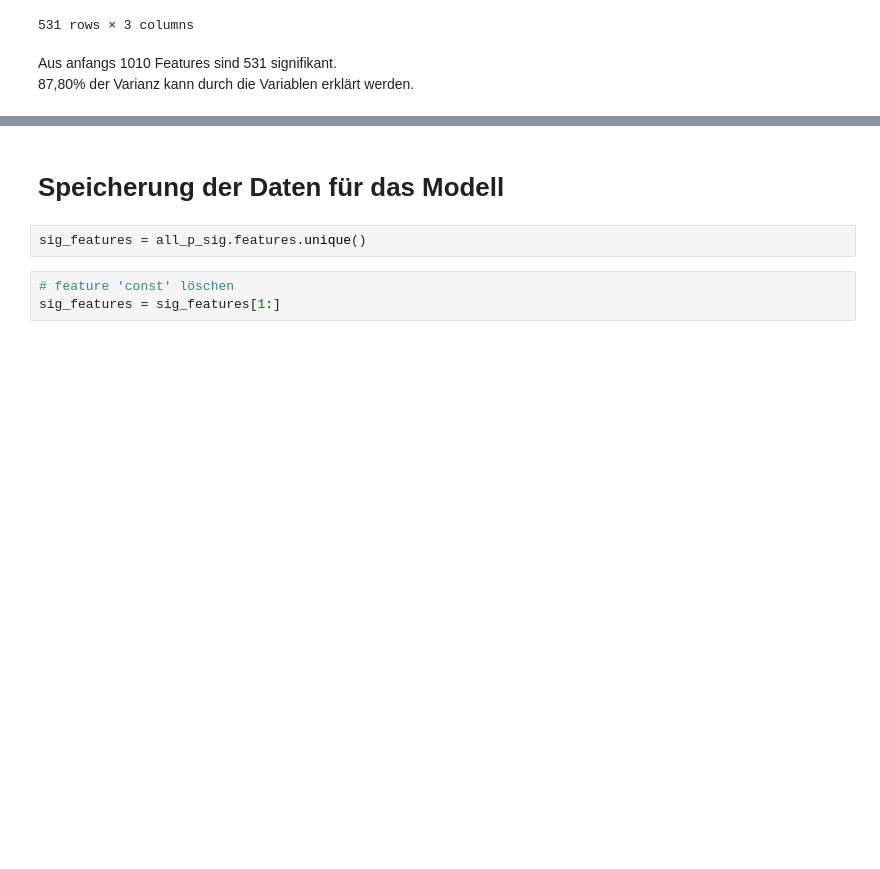
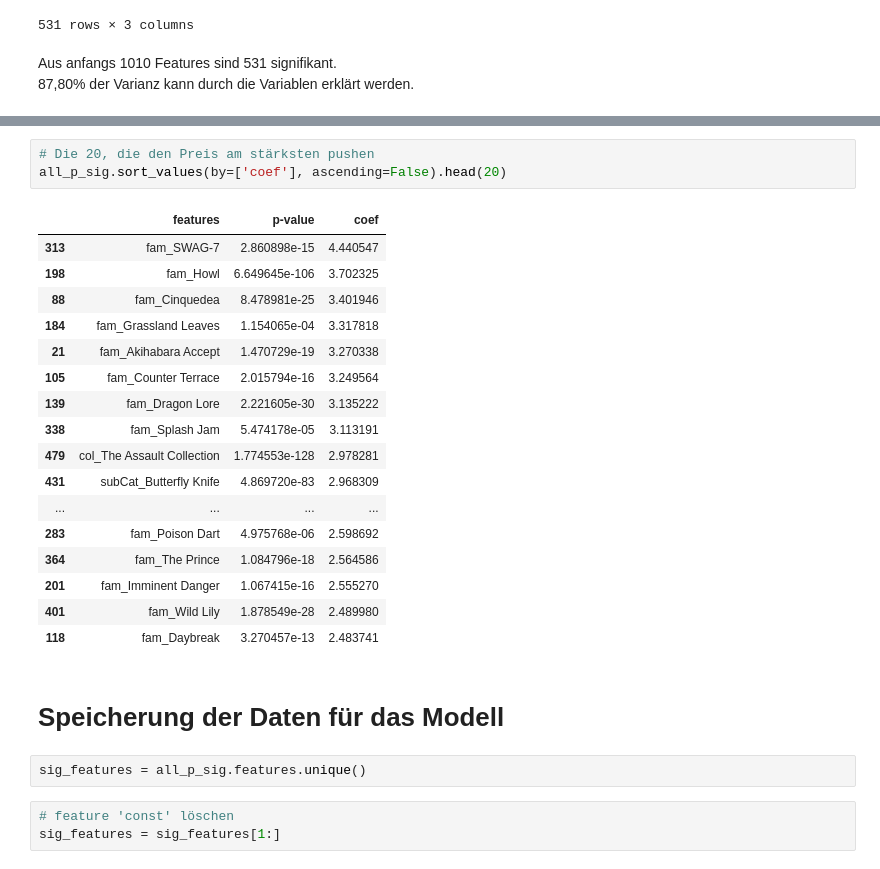
Before and after one commit to princessivy/Analyzing_CSGO_SkinPrices, a Jupyter notebook: CSGO_Significance_Testing.ipynb, the cells around one changed output, grey strips where cells are left out. Saved outputs shown, nothing was run; the diff lists cells and outputs as text; blank space fills up the shorter version.

```diff
--- a/CSGO_Significance_Testing.ipynb
+++ b/CSGO_Significance_Testing.ipynb
@@ -716,3 +765,24 @@ Aus anfangs 1010 Features sind 531 signifikant.
+# %%
+# Die 20, die den Preis am stärksten pushen
+all_p_sig.sort_values(by=['coef'], ascending=False).head(20)
+# %% [output]
+|  | features | p-value | coef |
+| 313 | fam_SWAG-7 | 2.860898e-15 | 4.440547 |
+| 198 | fam_Howl | 6.649645e-106 | 3.702325 |
+| 88 | fam_Cinquedea | 8.478981e-25 | 3.401946 |
+| 184 | fam_Grassland Leaves | 1.154065e-04 | 3.317818 |
+| 21 | fam_Akihabara Accept | 1.470729e-19 | 3.270338 |
+| 105 | fam_Counter Terrace | 2.015794e-16 | 3.249564 |
+| 139 | fam_Dragon Lore | 2.221605e-30 | 3.135222 |
+| 338 | fam_Splash Jam | 5.474178e-05 | 3.113191 |
+| 479 | col_The Assault Collection | 1.774553e-128 | 2.978281 |
+| 431 | subCat_Butterfly Knife | 4.869720e-83 | 2.968309 |
+| ... | ... | ... | ... |
+| 283 | fam_Poison Dart | 4.975768e-06 | 2.598692 |
+| 364 | fam_The Prince | 1.084796e-18 | 2.564586 |
+| 201 | fam_Imminent Danger | 1.067415e-16 | 2.555270 |
+| 401 | fam_Wild Lily | 1.878549e-28 | 2.489980 |
+| 118 | fam_Daybreak | 3.270457e-13 | 2.483741 |
 # %% [markdown]
 # Speicherung der Daten für das Modell
 # %%
```
Also changed, not shown: parts of 17 cells of this notebook.
